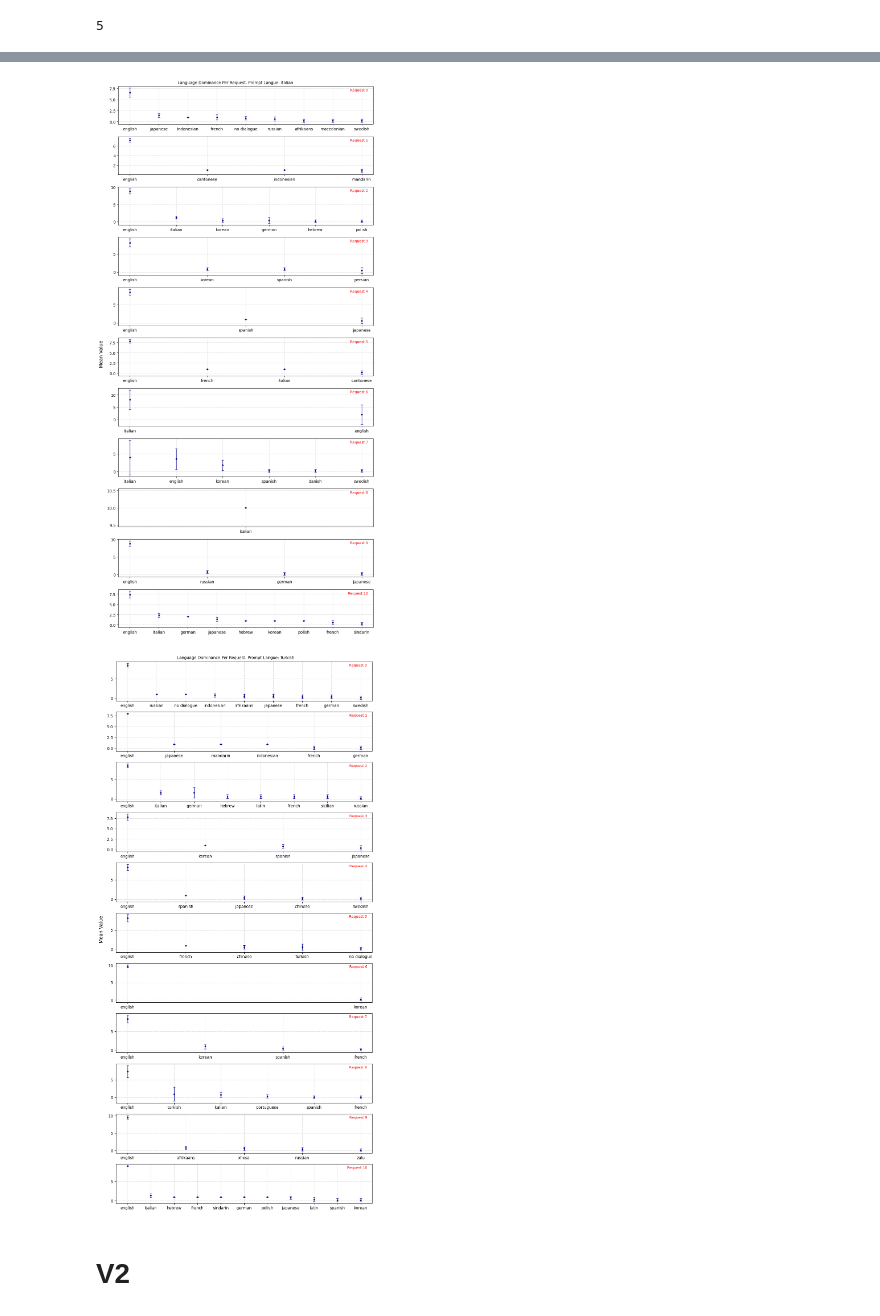
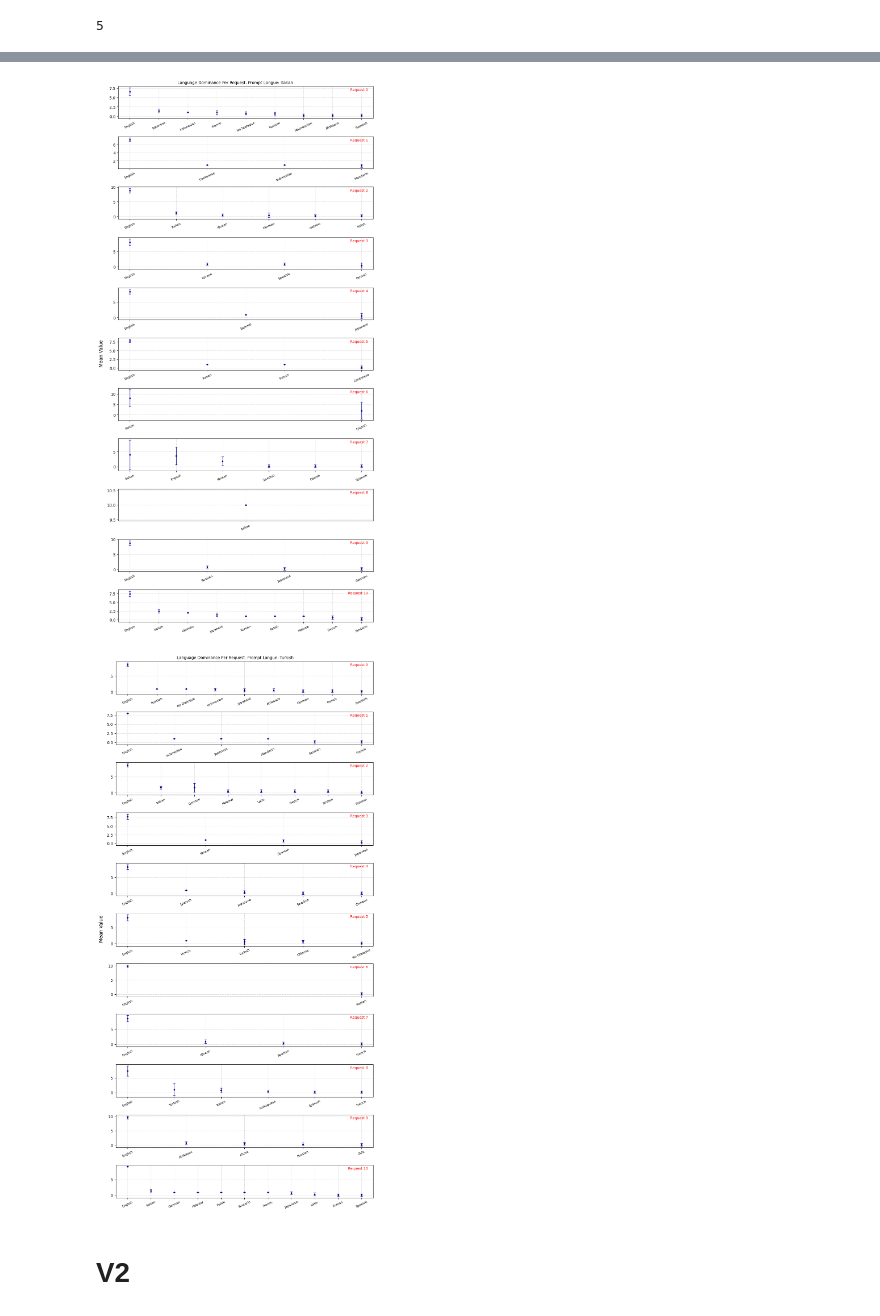
Before and after one commit to aysegulrana/recsys-llm-fairness, a Jupyter notebook: updated_stats_analysis.ipynb, the cells around one changed output, grey strips where cells are left out. Cells and saved outputs as stored; diff of their text form; code cells hidden in the pictures.

Commit message:
figures updated

```diff
--- a/updated_stats_analysis.ipynb
+++ b/updated_stats_analysis.ipynb
@@ -427,7 +427,12 @@ for i, req_num in enumerate(request_numbers):
 
     # add request number inside the plot top right corner
     axs[i].text(0.98, 0.95, f"Request {req_num}", transform=axs[i].transAxes, fontsize=9, verticalalignment='top', horizontalalignment='right', color='red')
-
+    axs[i].tick_params(axis='x', rotation=25, labelsize=8)
+    axs[i].set_xticks(range(len(langs)))
+    axs[i].set_xticklabels(
+    [langs[idx].title() for idx, label in enumerate(axs[i].get_xticklabels())],
+    rotation=25,
+    )
 
 fig.supylabel("Mean Value")
 fig.suptitle(f"Language Dominance Per Request. Prompt Langue: {prompt_language.title()}", fontsize=10)
@@ -465,7 +470,12 @@ for i, req_num in enumerate(request_numbers):
 
     # add request number inside the plot top right corner
     axs[i].text(0.98, 0.95, f"Request {req_num}", transform=axs[i].transAxes, fontsize=9, verticalalignment='top', horizontalalignment='right', color='red')
-
+    axs[i].tick_params(axis='x', rotation=25, labelsize=8)
+    axs[i].set_xticks(range(len(langs)))
+    axs[i].set_xticklabels(
+    [langs[idx].title() for idx, label in enumerate(axs[i].get_xticklabels())],
+    rotation=25,
+    )
 
 fig.supylabel("Mean Value")
 fig.suptitle(f"Language Dominance Per Request. Prompt Langue: {prompt_language.title()}", fontsize=10)
@@ -503,7 +513,12 @@ for i, req_num in enumerate(request_numbers):
 
     # add request number inside the plot top right corner
     axs[i].text(0.98, 0.95, f"Request {req_num}", transform=axs[i].transAxes, fontsize=9, verticalalignment='top', horizontalalignment='right', color='red')
-
+    axs[i].tick_params(axis='x', rotation=25, labelsize=8)
+    axs[i].set_xticks(range(len(langs)))
+    axs[i].set_xticklabels(
+    [langs[idx].title() for idx, label in enumerate(axs[i].get_xticklabels())],
+    rotation=25,
+    )
 
 
 fig.supylabel("Mean Value")
@@ -513,7 +528,7 @@ plt.tight_layout()
 plt.subplots_adjust(top=0.97)  # Adjust top to make room for the suptitle
 plt.show()
 # %% [output]
-[figure, old version]
+[figure, new version]
 # %%
 fig, axs = plt.subplots(nrows=11, ncols=1, figsize=(10, 20))
 
@@ -524,34 +539,40 @@ for i, req_num in enumerate(request_numbers):
     means = prompt_language2req2langs_means[prompt_language][i]
     stds = prompt_language2req2langs_stds[prompt_language][i]
 
     # Align both on common languages
     langs = list(means.keys())
     mean_vals = list(means.values())
     std_vals = list(stds.values())
 
     # sort them based on mean values
     sorted_indices = np.argsort(list(mean_vals))[::-1]  # Sort in descending order
     langs = [langs[i] for i in sorted_indices]
     mean_vals = [mean_vals[i] for i in sorted_indices]
     std_vals = [std_vals[i] for i in sorted_indices]
 
 
     axs[i].errorbar(langs, mean_vals, yerr=std_vals, fmt='o', capsize=3, color='darkblue', elinewidth=1, markeredgewidth=1, markersize=3)
     # set grid true
     axs[i].grid(True, linestyle='--', alpha=0.5)
 
     # add request number inside the plot top right corner
     axs[i].text(0.98, 0.95, f"Request {req_num}", transform=axs[i].transAxes, fontsize=9, verticalalignment='top', horizontalalignment='right', color='red')
 
+    axs[i].tick_params(axis='x', rotation=25, labelsize=8)
+    axs[i].set_xticks(range(len(langs)))
+    axs[i].set_xticklabels(
+    [langs[idx].title() for idx, label in enumerate(axs[i].get_xticklabels())],
+    rotation=25,
+    )
 
 fig.supylabel("Mean Value")
 fig.suptitle(f"Language Dominance Per Request. Prompt Langue: {prompt_language.title()}", fontsize=10)
 
 plt.tight_layout()
 plt.subplots_adjust(top=0.97)  # Adjust top to make room for the suptitle
 plt.show()
 # %% [output]
-[figure, old version]
+[figure, new version]
 # %% [markdown]
 # V2
 # %%
```
Also changed, not shown: parts of 10 cells of this notebook.
